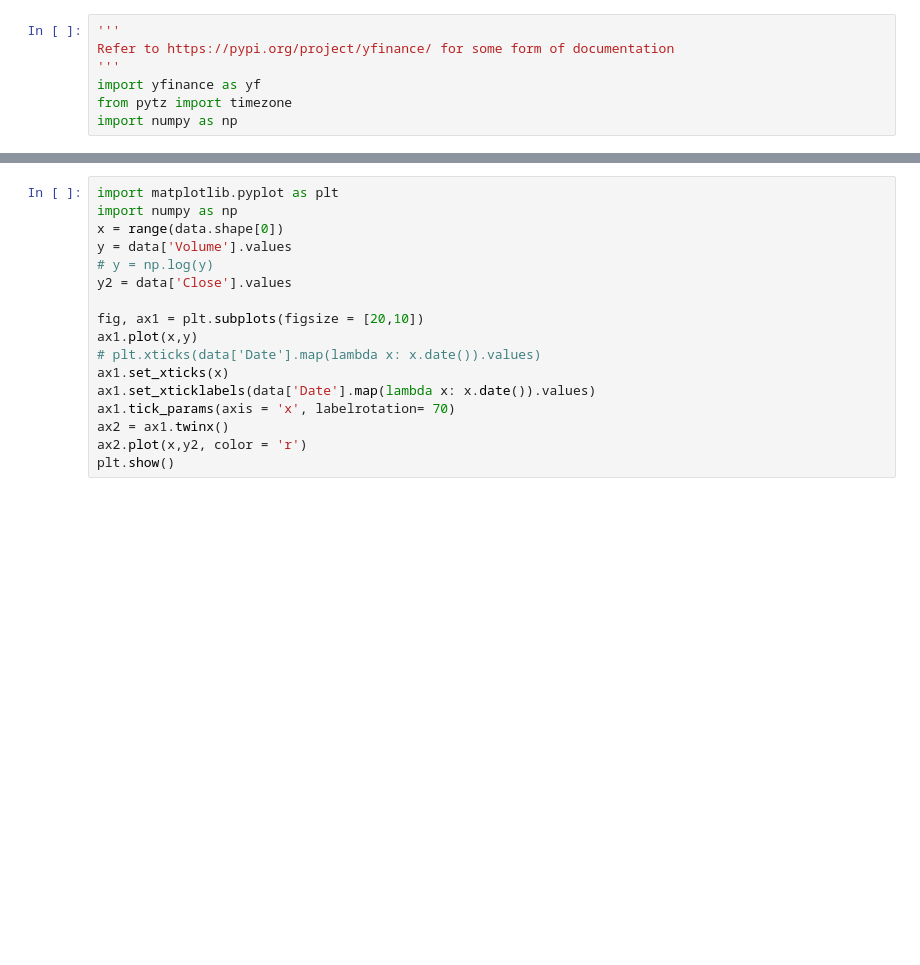
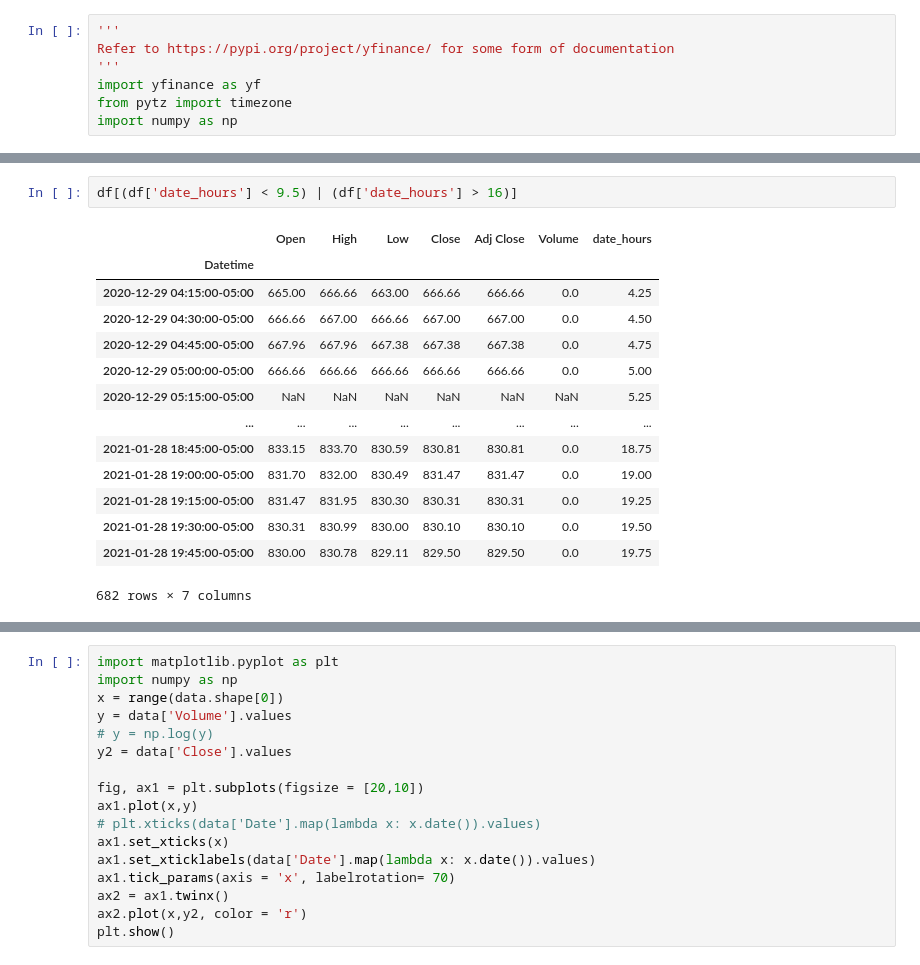
Before and after one commit to briansong524/Mo_money_mo_money, a Jupyter notebook: slack_notifier_w_yfinance/Analyze with yfinance library.ipynb, the cells around one changed output, grey strips where cells are left out. Cells and saved outputs as stored; diff of their text form; blank space fills up the shorter version.

```diff
--- a/slack_notifier_w_yfinance/Analyze with yfinance library.ipynb
+++ b/slack_notifier_w_yfinance/Analyze with yfinance library.ipynb
@@ -37,0 +38,17 @@ df[df['Datetime'] <= '2020-12-24']
+# %%
+df[(df['date_hours'] < 9.5) | (df['date_hours'] > 16)]
+# %% [output]
+|  | Open | High | Low | Close | Adj Close | Volume | date_hours |
+| Datetime |  |  |  |  |  |  |  |
+| 2020-12-29 04:15:00-05:00 | 665.00 | 666.66 | 663.00 | 666.66 | 666.66 | 0.0 | 4.25 |
+| 2020-12-29 04:30:00-05:00 | 666.66 | 667.00 | 666.66 | 667.00 | 667.00 | 0.0 | 4.50 |
+| 2020-12-29 04:45:00-05:00 | 667.96 | 667.96 | 667.38 | 667.38 | 667.38 | 0.0 | 4.75 |
+| 2020-12-29 05:00:00-05:00 | 666.66 | 666.66 | 666.66 | 666.66 | 666.66 | 0.0 | 5.00 |
+| 2020-12-29 05:15:00-05:00 | NaN | NaN | NaN | NaN | NaN | NaN | 5.25 |
+| ... | ... | ... | ... | ... | ... | ... | ... |
+| 2021-01-28 18:45:00-05:00 | 833.15 | 833.70 | 830.59 | 830.81 | 830.81 | 0.0 | 18.75 |
+| 2021-01-28 19:00:00-05:00 | 831.70 | 832.00 | 830.49 | 831.47 | 831.47 | 0.0 | 19.00 |
+| 2021-01-28 19:15:00-05:00 | 831.47 | 831.95 | 830.30 | 830.31 | 830.31 | 0.0 | 19.25 |
+| 2021-01-28 19:30:00-05:00 | 830.31 | 830.99 | 830.00 | 830.10 | 830.10 | 0.0 | 19.50 |
+| 2021-01-28 19:45:00-05:00 | 830.00 | 830.78 | 829.11 | 829.50 | 829.50 | 0.0 | 19.75 |
+682 rows × 7 columns
```
Also changed, not shown: parts of 10 cells of this notebook, 2 other files.
